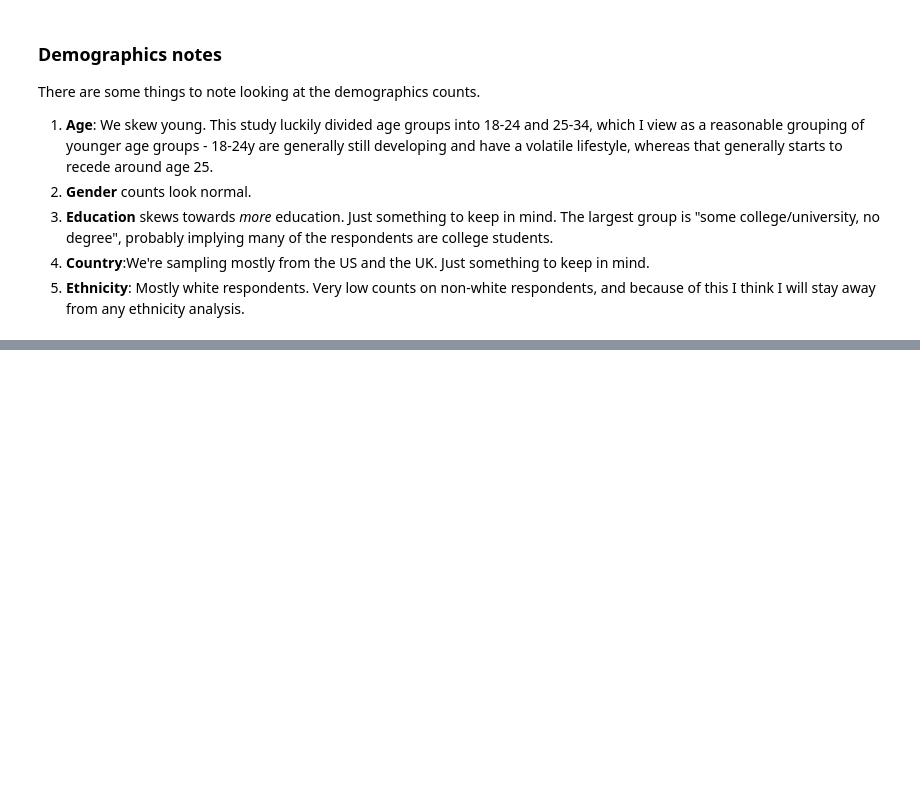
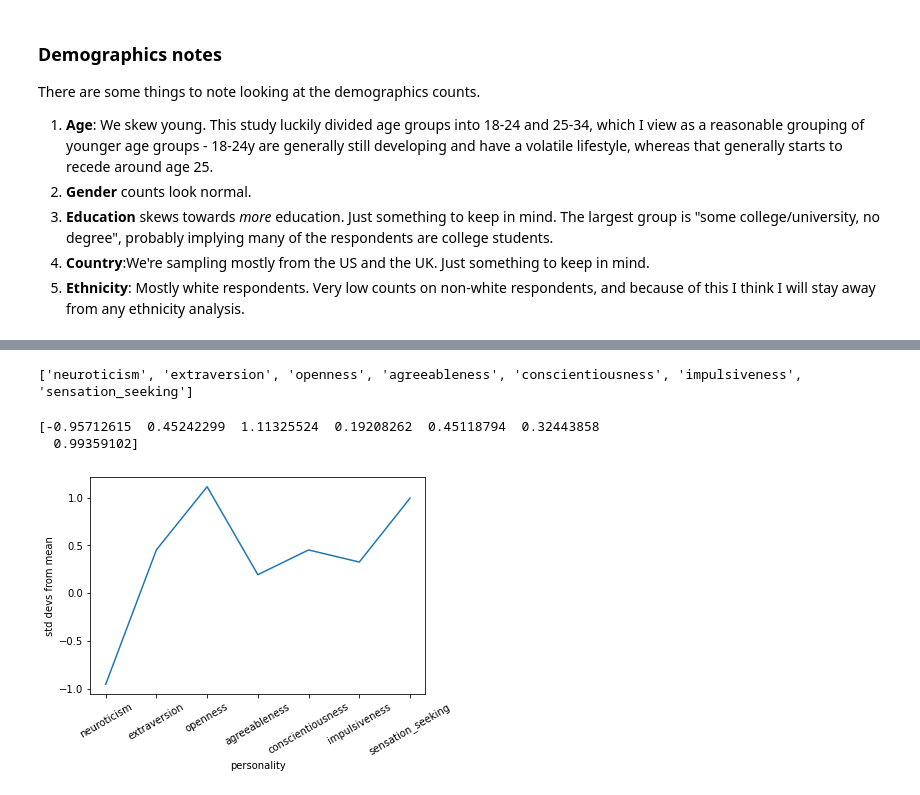
Before and after one commit to kambielawski/uciml_data_analysis, a Jupyter notebook: Drug_Consumption_Scratchpad.ipynb, the cells around one changed output, grey strips where cells are left out. Cells and saved outputs as stored; diff of their text form; code cells hidden in the pictures; blank space fills up the shorter version.

Commit message:
generate samples

```diff
--- a/Drug_Consumption_Scratchpad.ipynb
+++ b/Drug_Consumption_Scratchpad.ipynb
@@ -310,3 +311,8 @@ use_fig.tight_layout()
 
 # First, we'll distinguish between "user" and "non-user" by grouping "Never-used" and "used over a decade ago"
 # into the non-user category, and the rest in the user category.
+
+for drug in drugs:
+    labeled_data[drug].loc[labeled_data[drug] == 'Never Used'] = 'non-user'
+    labeled_data[drug].loc[labeled_data[drug] == 'Used over a Decade Ago'] = 'non-user'
+    labeled_data[drug].loc[labeled_data[drug] != 'non-user'] = 'user'
@@ -319,0 +350,16 @@ use_fig.tight_layout()
+# %%
+# now that we have distributions for each drug, we need to carry out expectation maximization
+
+def initialize_params (num_gaussians, num_vars, cov_scale=1):
+    # initialize weights randomly
+    gauss_weights = np.random.random(num_gaussians)
+    gauss_weights /= gauss_weights.sum() # need to add up to 1
+
+    # initialize gaussian means randomly between -3 and 3
+    gauss_means = np.random.uniform(-3, 3, (num_gaussians, num_vars))
+
+    # initialize covariance matrices randomly
+    # basically: different covariance matrices for each gaussian, initilized as identity matrices
+    cov_matrices = np.array([np.eye(num_vars)] * num_gaussians) * cov_scale
+
+    return [gauss_weights, gauss_means, cov_matrices]
@@ -319,0 +442,5 @@ use_fig.tight_layout()
+# %%
+# the data we're going to feed this, since we want to predict
+# user or non-user, is the distributions of the personality metrics
+# GIVEN they've
+data = np.array(labeled_data[personalities].loc[labeled_data['mdma'] == 'user'])
@@ -319,0 +451,2 @@ use_fig.tight_layout()
+# %%
+weights, means, cov_matrices = gaussian_mixture_model(data, 2)
@@ -319,0 +492,17 @@ use_fig.tight_layout()
+# %%
+print(personalities)
+# %% [output]
+['neuroticism', 'extraversion', 'openness', 'agreeableness', 'conscientiousness', 'impulsiveness', 'sensation_seeking']
+# %%
+# numpy makes it easy to generate samples from our new mixture model
+n = 100
+samples = np.concatenate([np.random.multivariate_normal(means, cov, int(weights*n)) for weights, means, cov in zip(weights, means, cov_matrices)])
+plt.plot(personalities, samples[0])
+plt.xticks(rotation=30)
+plt.xlabel('personality')
+plt.ylabel('std devs from mean')
+print(samples[0])
+# %% [output]
+[-0.95712615  0.45242299  1.11325524  0.19208262  0.45118794  0.32443858
+  0.99359102]
+[figure, added]
```
Also changed, not shown: parts of 9 cells of this notebook.
